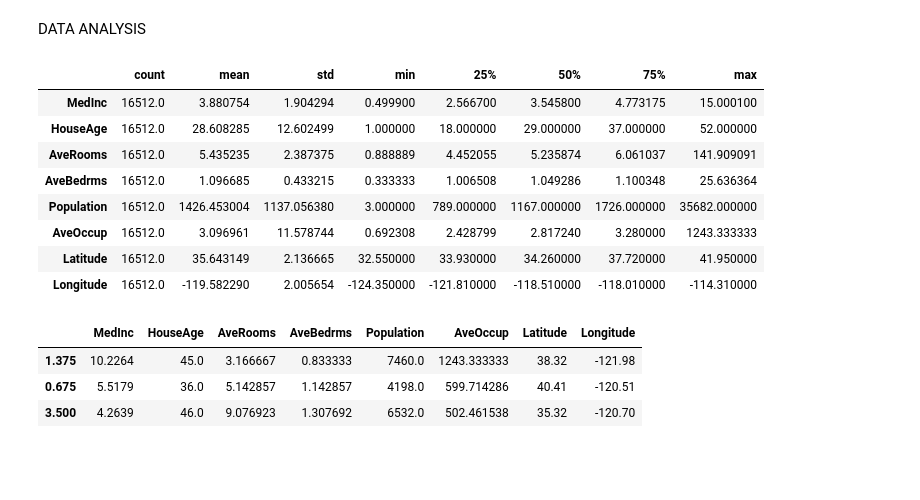
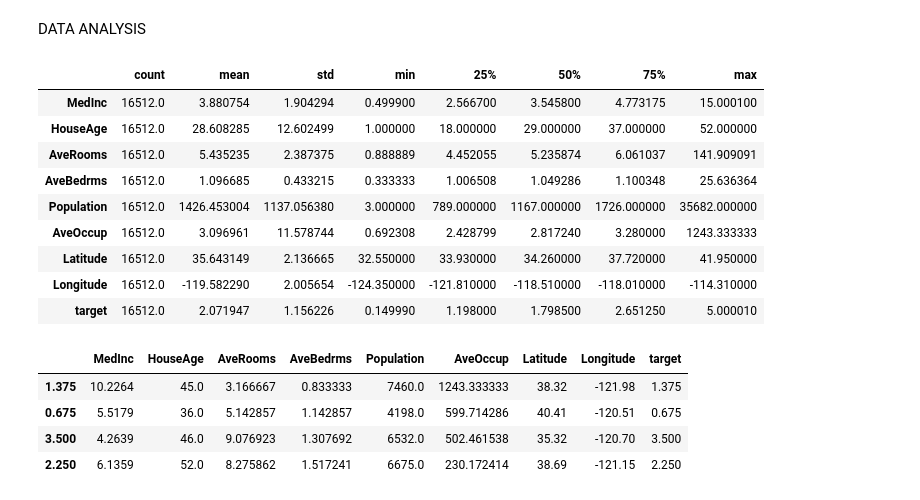
Before and after one commit to LuccaClaro/machine_learning, a Jupyter notebook: labs/04_regression/Calif.ipynb, the cells around one changed output. Saved outputs shown, nothing was run; the diff lists cells and outputs as text; code cells hidden in the pictures; blank space fills up the shorter version.

```diff
--- a/labs/04_regression/Calif.ipynb
+++ b/labs/04_regression/Calif.ipynb
@@ -52,6 +52,7 @@ DATA ANALYSIS
 import pandas as pd
 # %%
 df = pd.DataFrame(X_train,y_train, columns=data["feature_names"])
+df["target"] = y_train
 # %%
 df.describe().T
 # %% [output]
@@ -64,10 +65,12 @@ df.describe().T
 | AveOccup | 16512.0 | 3.096961 | 11.578744 | 0.692308 | 2.428799 | 2.817240 | 3.280000 | 1243.333333 |
 | Latitude | 16512.0 | 35.643149 | 2.136665 | 32.550000 | 33.930000 | 34.260000 | 37.720000 | 41.950000 |
 | Longitude | 16512.0 | -119.582290 | 2.005654 | -124.350000 | -121.810000 | -118.510000 | -118.010000 | -114.310000 |
+| target | 16512.0 | 2.071947 | 1.156226 | 0.149990 | 1.198000 | 1.798500 | 2.651250 | 5.000010 |
 # %%
-df[df["AveOccup"]>=500]
+df[df['AveOccup'] > 100].sort_values('AveOccup', ascending=False)
 # %% [output]
-|  | MedInc | HouseAge | AveRooms | AveBedrms | Population | AveOccup | Latitude | Longitude |
-| 1.375 | 10.2264 | 45.0 | 3.166667 | 0.833333 | 7460.0 | 1243.333333 | 38.32 | -121.98 |
-| 0.675 | 5.5179 | 36.0 | 5.142857 | 1.142857 | 4198.0 | 599.714286 | 40.41 | -120.51 |
-| 3.500 | 4.2639 | 46.0 | 9.076923 | 1.307692 | 6532.0 | 502.461538 | 35.32 | -120.70 |
+|  | MedInc | HouseAge | AveRooms | AveBedrms | Population | AveOccup | Latitude | Longitude | target |
+| 1.375 | 10.2264 | 45.0 | 3.166667 | 0.833333 | 7460.0 | 1243.333333 | 38.32 | -121.98 | 1.375 |
+| 0.675 | 5.5179 | 36.0 | 5.142857 | 1.142857 | 4198.0 | 599.714286 | 40.41 | -120.51 | 0.675 |
+| 3.500 | 4.2639 | 46.0 | 9.076923 | 1.307692 | 6532.0 | 502.461538 | 35.32 | -120.70 | 3.500 |
+| 2.250 | 6.1359 | 52.0 | 8.275862 | 1.517241 | 6675.0 | 230.172414 | 38.69 | -121.15 | 2.250 |
```
Also changed, not shown: parts of 27 cells of this notebook.
